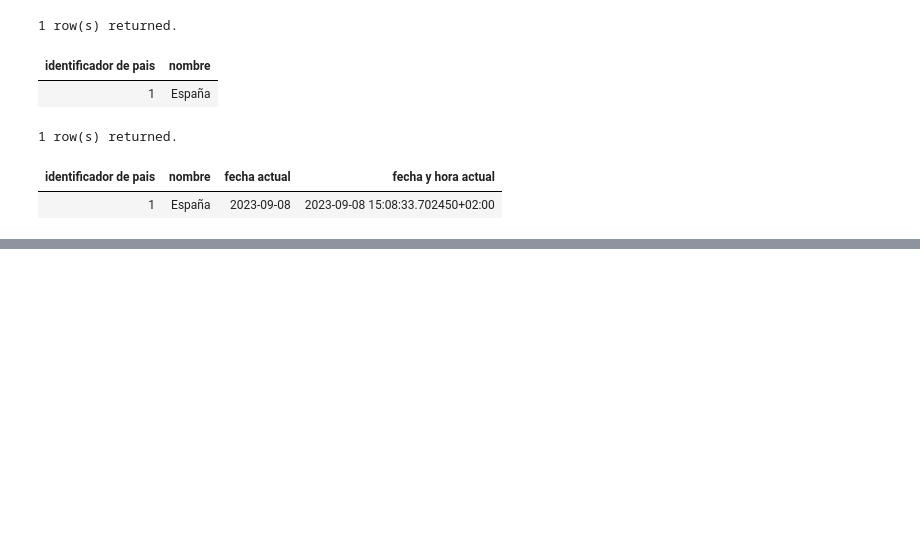
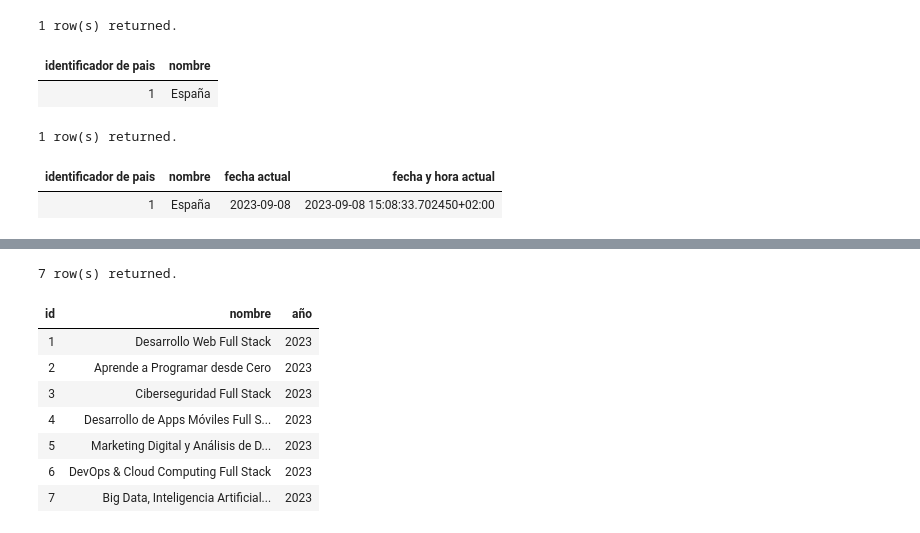
Before and after one commit to alexjust-data/FullStack06_SQL, a Jupyter notebook: 00_SEMINARIO.ipynb, the cells around one changed output, grey strips where cells are left out. Saved outputs shown, nothing was run; the diff lists cells and outputs as text; code cells hidden in the pictures; blank space fills up the shorter version.

```diff
--- a/00_SEMINARIO.ipynb
+++ b/00_SEMINARIO.ipynb
@@ -567,0 +858,12 @@ from keepcoding.pais;
+# %%
+select * from keepcoding.curso;
+# %% [output]
+7 row(s) returned.
+| id | nombre | año |
+| 1 | Desarrollo Web Full Stack | 2023 |
+| 2 | Aprende a Programar desde Cero | 2023 |
+| 3 | Ciberseguridad Full Stack | 2023 |
+| 4 | Desarrollo de Apps Móviles Full S... | 2023 |
+| 5 | Marketing Digital y Análisis de D... | 2023 |
+| 6 | DevOps & Cloud Computing Full Stack | 2023 |
+| 7 | Big Data, Inteligencia Artificial... | 2023 |
```
Also changed, not shown: parts of 13 cells of this notebook, 2 other files.
